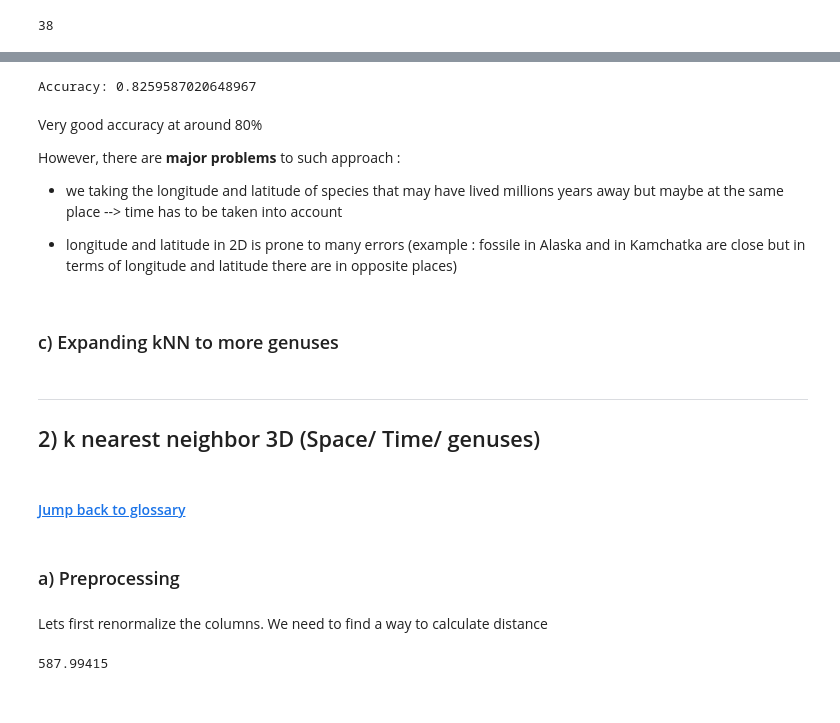
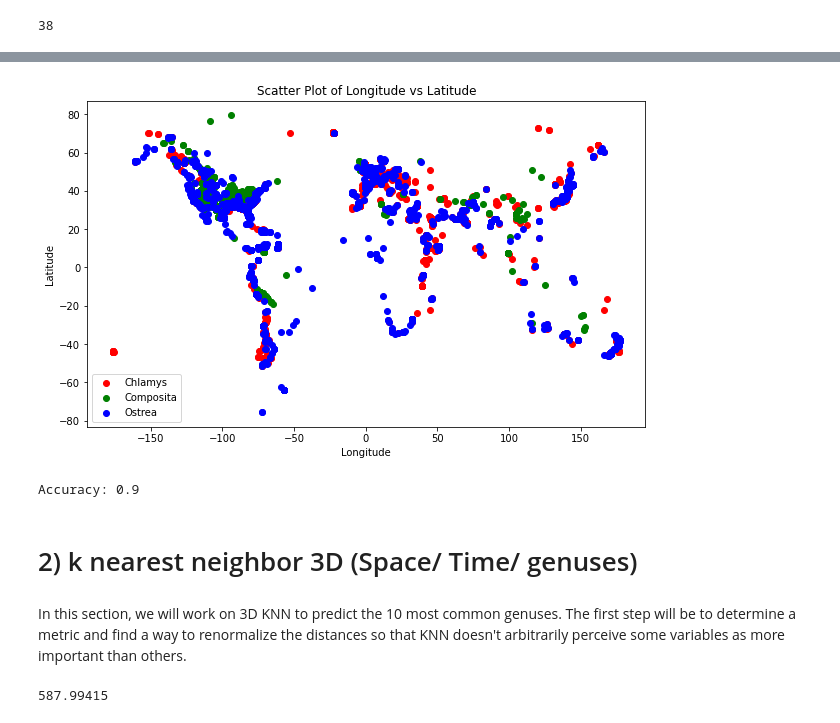
Before and after one commit to thatmartinlau/Dinosaur-ML, a Jupyter notebook: Project (1).ipynb, the cells around one changed output, grey strips where cells are left out. Saved outputs shown, nothing was run; the diff lists cells and outputs as text; code cells hidden in the pictures.

```diff
--- a/Project (1).ipynb
+++ b/Project (1).ipynb
@@ -287,29 +167,57 @@ plt.show()
-# %%
-accuracy = knn_classification(filtered_table2, ['lng', 'lat'], 'genus', test_size=0.2, n_neighbors=2)
-
-
-print("Accuracy:", accuracy)
-# %% [output]
-Accuracy: 0.8259587020648967
-# %% [markdown]
-Very good accuracy at around 80%
-
-However, there are **major problems**  to such approach :
-
-- we taking the longitude and latitude of species that may have lived millions years away but maybe at the same place --> time has to be taken into account
-
-- longitude and latitude in 2D is prone to many errors (example : fossile in Alaska and in Kamchatka are close but in terms of longitude and latitude there are in opposite places)
-# %% [markdown]
-### c) Expanding kNN to more genuses
+# %%
+color_map = {
+    'Ostrea': 'blue',
+    'Composita': 'green',
+    'Chlamys': 'red'
+}
+
+# Create a scatter plot
+plt.figure(figsize=(10, 6))
+for genus, group in filtered_table2.groupby('genus'):
+    plt.scatter(group['lng'], group['lat'], label=genus, color=color_map[genus])
+
+# Add labels and legend
+plt.xlabel('Longitude')
+plt.ylabel('Latitude')
+plt.title('Scatter Plot of Longitude vs Latitude')
+plt.legend()
+
+# Show the plot
+plt.show()
+# %% [output]
+[figure, added]
+# %%
+# Get the number of rows in the DataFrame
+total_rows = len(filtered_table2)
+
+# Select the indices for training and testing sets
+train_indices = list(range(total_rows - 10))  # Use all rows except the last 10 for training
+test_indices = list(range(total_rows - 10, total_rows))  # Use the last 10 rows for testing
+
+# Split the DataFrame into training and testing sets
+x_train = filtered_table2.iloc[train_indices][['lng', 'lat']]  # Assuming 'lng' and 'lat' are the features
+y_train = filtered_table2.iloc[train_indices]['genus']
+x_test = filtered_table2.iloc[test_indices][['lng', 'lat']]
+y_test = filtered_table2.iloc[test_indices]['genus']
+
+
+#try to use k-nearest neighbor on simple data
+model = sklearn.neighbors.KNeighborsClassifier(n_neighbors=2)
+model.fit(X=x_train, y=y_train)# --> modify this line to get something better ?
+
+# Make predictions on the test set
+y_pred = model.predict(x_test)
+
+# Calculate the accuracy of the model
+accuracy = accuracy_score(y_test, y_pred)
+
+print("Accuracy:", accuracy)
+# %% [output]
+Accuracy: 0.9
 # %% [markdown]
----
-## 2) k nearest neighbor 3D (Space/ Time/ genuses) <a id='knn3d'></a>
+# 2) k nearest neighbor 3D (Space/ Time/ genuses)
-# %% [markdown]
-#### [Jump back to glossary](#glossary)
-# %% [markdown]
-### a) Preprocessing
-# %% [markdown]
-Lets first renormalize the columns. We need to find a way to calculate distance
+# %% [markdown]
+In this section, we will work on 3D KNN to predict the 10 most common genuses. The first step will be to determine a metric and find a way to renormalize the distances so that KNN doesn't arbitrarily perceive some variables as more important than others.
 # %%
 #defining a new metric for 3D knn using haversine distance and difference in time
 from sklearn.metrics.pairwise import haversine_distances
```
Also changed, not shown: parts of 59 cells of this notebook.
